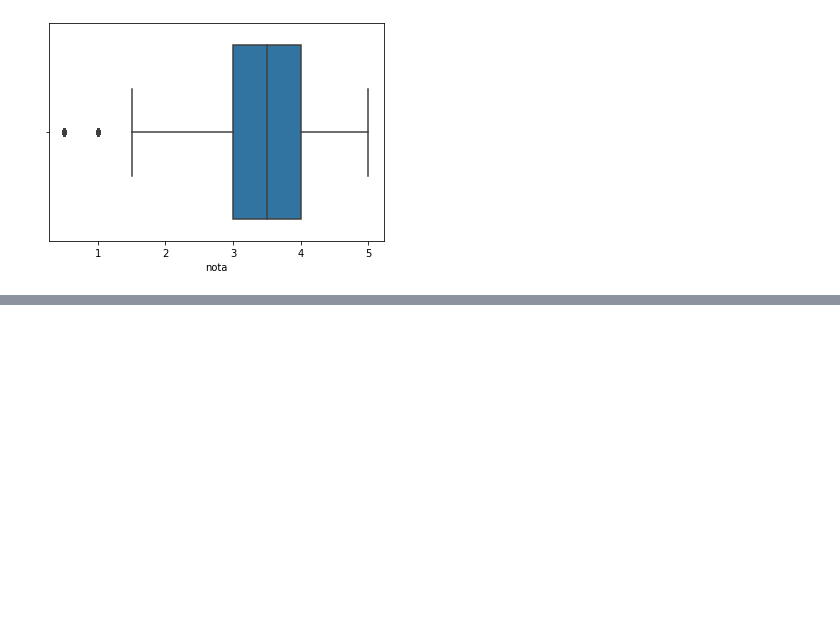
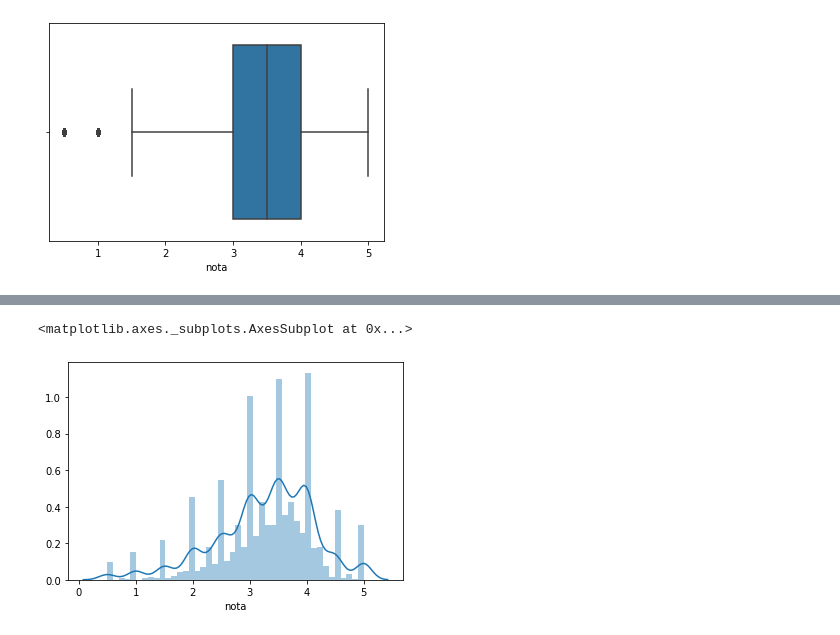
Before and after one commit to KaioViana/data-science-primeiros-passos, a Jupyter notebook: introdução_a_Data_Science.ipynb, the cells around one changed output, grey strips where cells are left out. Cells and saved outputs as stored; diff of their text form; code cells hidden in the pictures; blank space fills up the shorter version.

```diff
--- a/introdução_a_Data_Science.ipynb
+++ b/introdução_a_Data_Science.ipynb
@@ -103,0 +181,6 @@ sns.boxplot(notas.nota)
+# %%
+# Gráfico de distribuição seaborn
+sns.distplot(medias_por_filme)
+# %% [output]
+<matplotlib.axes._subplots.AxesSubplot at 0x...>
+[figure, added]
```
Also changed, not shown: parts of 38 cells of this notebook.
